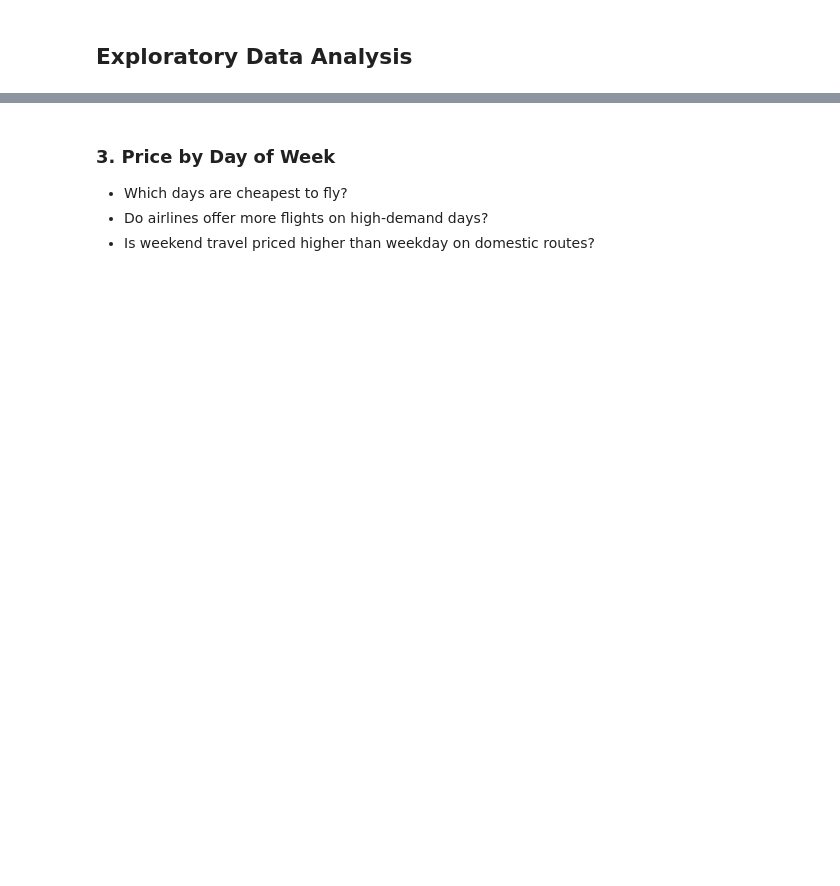
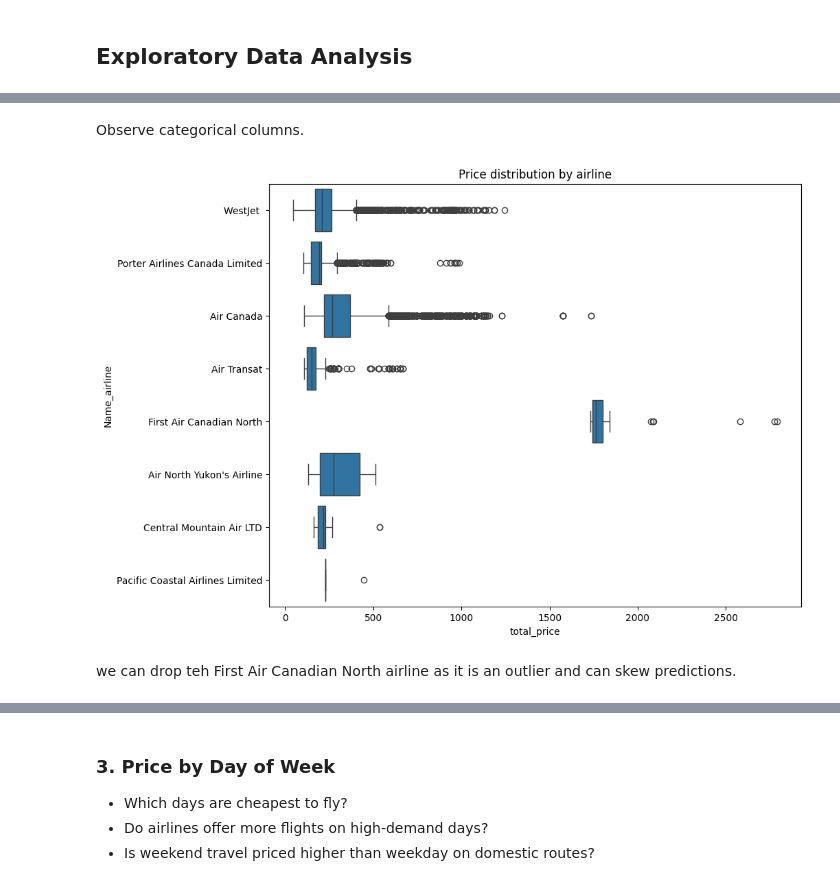
Before and after one commit to sheenamrv/flight-price-prediction-web-app, a Jupyter notebook: data cleaning and eda/eda.ipynb, the cells around one changed output, grey strips where cells are left out. Saved outputs shown, nothing was run; the diff lists cells and outputs as text; code cells hidden in the pictures; blank space fills up the shorter version.

```diff
--- a/data cleaning and eda/eda.ipynb
+++ b/data cleaning and eda/eda.ipynb
@@ -5,0 +34,11 @@ import pandas as pd
+# %% [markdown]
+Observe categorical columns.
+# %%
+plt.figure(figsize=(10,8))
+sns.boxplot(data = df, y = 'Name_airline', x = 'total_price')
+plt.title('Price distribution by airline')
+plt.show()
+# %% [output]
+[figure, added]
+# %% [markdown]
+we can drop teh First Air Canadian North airline as it is an outlier and can skew predictions.
```
Also changed, not shown: parts of 20 cells of this notebook, 3 other files.
